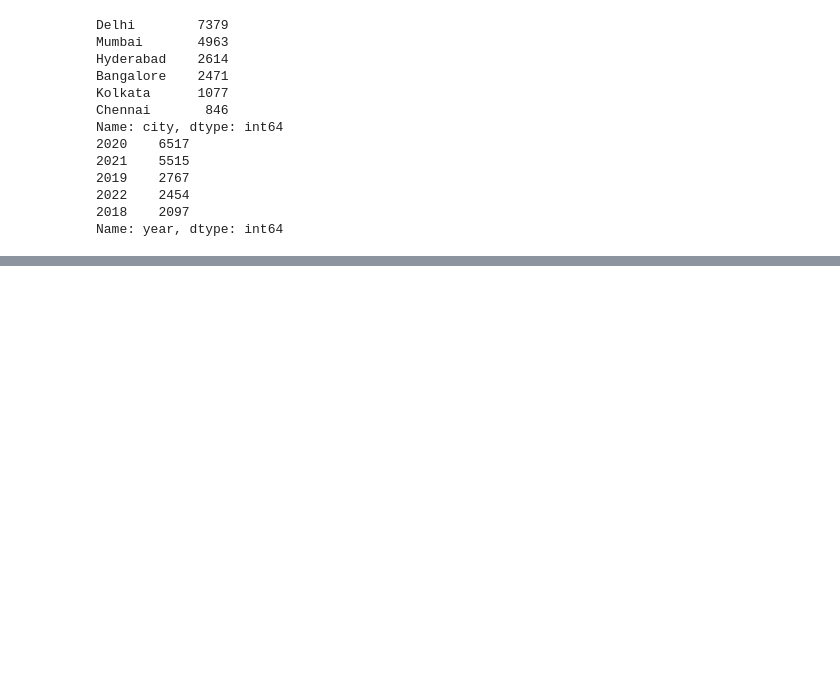
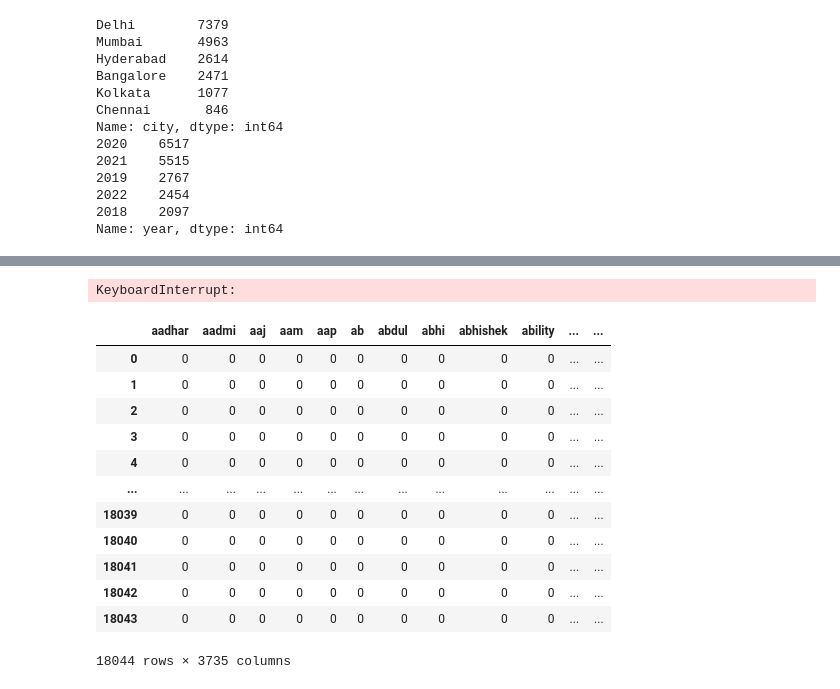
Before and after one commit to arjunality/twitter_data_analysis, a Jupyter notebook: v2/codefiles/data_preprocessing_v2.ipynb, the cells around one changed output, grey strips where cells are left out. Cells and saved outputs as stored; diff of their text form; code cells hidden in the pictures; blank space fills up the shorter version.

Commit message:
solved hinglish translation

```diff
--- a/v2/codefiles/data_preprocessing_v2.ipynb
+++ b/v2/codefiles/data_preprocessing_v2.ipynb
@@ -266,3 +274,38 @@ See the caveats in the documentation: https://pandas.pydata.org/pandas-docs/stab
 | 2 | 2 | govandi one hotspot well respirat... | Mumbai | 2022 |
 | 3 | 3 | till medical negligence exist gov... | Mumbai | 2022 |
 | 4 | 4 | doctor reading also government ho... | Mumbai | 2022 |
+# %%
+def hinglish_to_english(df, lang):
+    translated_val = list()
+
+    # translating the text to english using GoogleTranslator API
+    for x in df['tweet']:
+        try:
+            # GoogleTranslator API has a limit of 5000 characters per request, so splitting the text into chunks of 5000 characters and then translating it
+            if len(str(x))<5000:
+
+                translation = GoogleTranslator(source=lang, target='en').translate(x)
+                translated_val.append(translation)
+
+            elif len(str(x))>5000 and len(str(x))<10000:
+
+                split_x = [x[i:i+4999] for i in range(0, len(x), 4999)]
+                translation_1 = GoogleTranslator(source=lang, target='en').translate(split_x[0])
+                translation_2 = GoogleTranslator(source=lang, target='en').translate(split_x[1])
+                translation = translation_1 + translation_2
+                translated_val.append(translation)
+
+        except Exception as e:
+            # if the text is not in the language provided, then it will return a nan value or text length is more than 15000 characters
+            translated_val.append(np.nan)
+
+    # replacing the original text with the translated text
+    df['tweet_translated'] = translated_val
+
+    # returning the updated dataframe
+    return df
+# %%
+translated_df = hinglish_to_english(tweets_cleaned_df, 'hi')
+translated_df.head()
+# %% [output]
+KeyboardInterrupt:
@@ -269,2 +314,26 @@ See the caveats in the documentation: https://pandas.pydata.org/pandas-docs/stab
+# %%
+# We are going to create a document-term matrix using CountVectorizer, and exclude common English stop words
+from sklearn.feature_extraction.text import CountVectorizer
+
+cv = CountVectorizer(stop_words='english', min_df=10, ngram_range=(1,1))
+data_clean_cv = cv.fit_transform(translated_df.tweet)
+# data_clean_cv.toarray()
+data_clean_dtm = pd.DataFrame(data_clean_cv.toarray(), columns=cv.get_feature_names_out())
+data_clean_dtm.index = translated_df.index
+data_clean_dtm
+# %% [output]
+|  | aadhar | aadmi | aaj | aam | aap | ab | abdul | abhi | abhishek | ability | ... | ... |
+| 0 | 0 | 0 | 0 | 0 | 0 | 0 | 0 | 0 | 0 | 0 | ... | ... |
+| 1 | 0 | 0 | 0 | 0 | 0 | 0 | 0 | 0 | 0 | 0 | ... | ... |
+| 2 | 0 | 0 | 0 | 0 | 0 | 0 | 0 | 0 | 0 | 0 | ... | ... |
+| 3 | 0 | 0 | 0 | 0 | 0 | 0 | 0 | 0 | 0 | 0 | ... | ... |
+| 4 | 0 | 0 | 0 | 0 | 0 | 0 | 0 | 0 | 0 | 0 | ... | ... |
+| ... | ... | ... | ... | ... | ... | ... | ... | ... | ... | ... | ... | ... |
+| 18039 | 0 | 0 | 0 | 0 | 0 | 0 | 0 | 0 | 0 | 0 | ... | ... |
+| 18040 | 0 | 0 | 0 | 0 | 0 | 0 | 0 | 0 | 0 | 0 | ... | ... |
+| 18041 | 0 | 0 | 0 | 0 | 0 | 0 | 0 | 0 | 0 | 0 | ... | ... |
+| 18042 | 0 | 0 | 0 | 0 | 0 | 0 | 0 | 0 | 0 | 0 | ... | ... |
+| 18043 | 0 | 0 | 0 | 0 | 0 | 0 | 0 | 0 | 0 | 0 | ... | ... |
+18044 rows × 3735 columns
 # %%
 # creating csv of cleaned dataset
```
Also changed, not shown: parts of 5 cells of this notebook, 4 other files.
